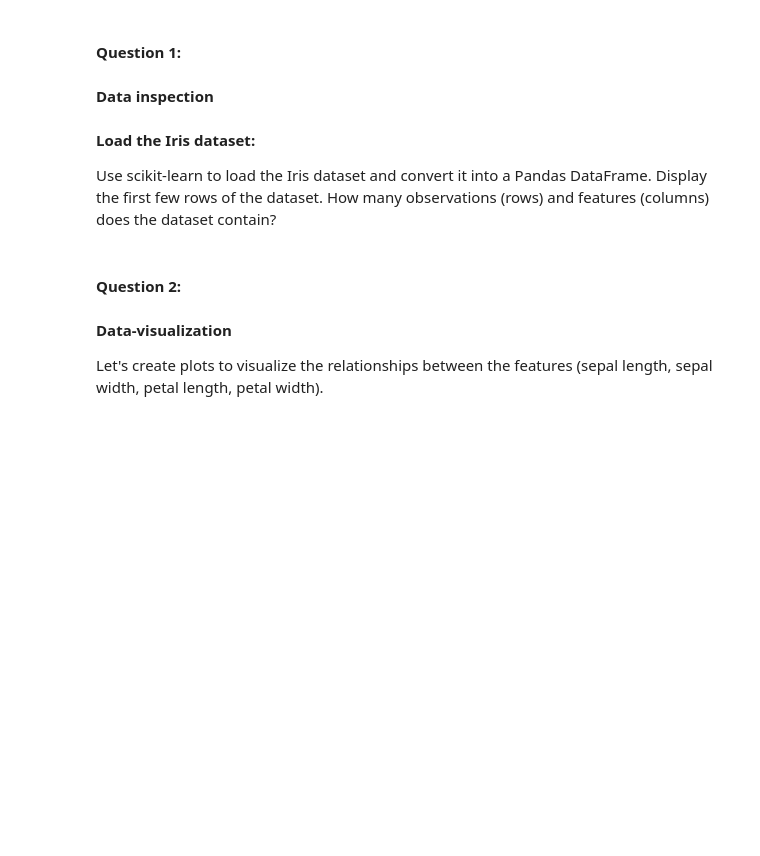
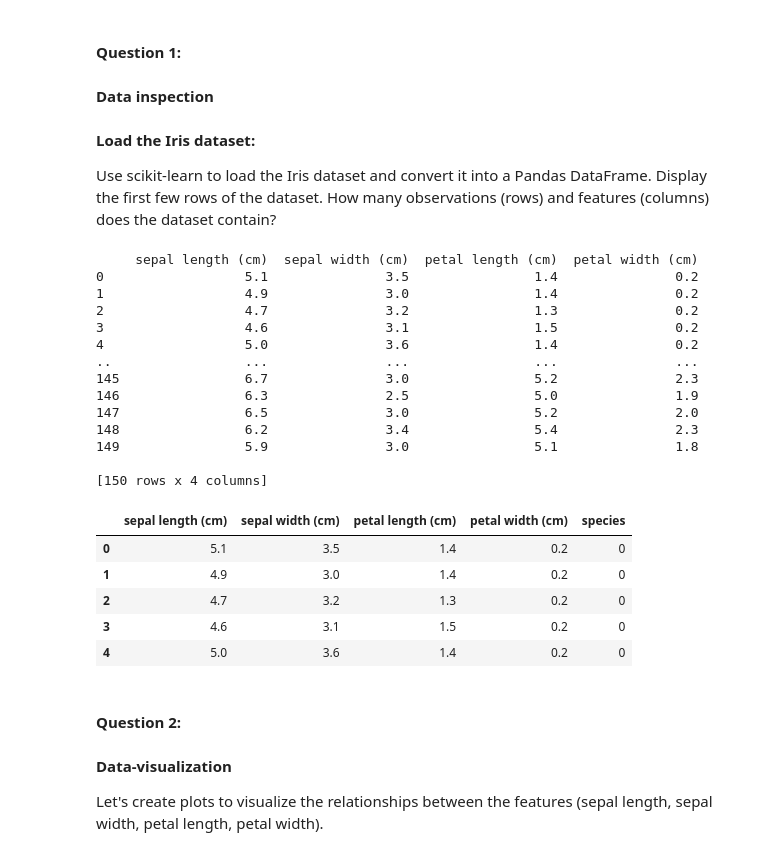
Before and after one commit to UofT-DSI/applying_statistical_concepts, a Jupyter notebook: 02_activities/assignments/assignment_3.ipynb, the cells around one changed output. Drawn from its saved outputs; the diff is of its cells as text; code cells hidden in the pictures; blank space fills up the shorter version.

```diff
--- a/02_activities/assignments/assignment_3.ipynb
+++ b/02_activities/assignments/assignment_3.ipynb
@@ -34,15 +34,40 @@ Display the first few rows of the dataset. How many observations (rows) and feat
 # %%
 from sklearn.datasets import load_iris
 # Load the Iris dataset
 iris_data = load_iris()
 
 # Convert to DataFrame
 iris_df = pd.DataFrame(iris_data.data, columns=iris_data.feature_names)
 
 # Display the DataFrame
 print(iris_df)
 
 # Your code here...
+
+iris_df['species'] = iris_data.target
+
+iris_df.head()
+# %% [output]
+     sepal length (cm)  sepal width (cm)  petal length (cm)  petal width (cm)
+0                  5.1               3.5                1.4               0.2
+1                  4.9               3.0                1.4               0.2
+2                  4.7               3.2                1.3               0.2
+3                  4.6               3.1                1.5               0.2
+4                  5.0               3.6                1.4               0.2
+..                 ...               ...                ...               ...
+145                6.7               3.0                5.2               2.3
+146                6.3               2.5                5.0               1.9
+147                6.5               3.0                5.2               2.0
+148                6.2               3.4                5.4               2.3
+149                5.9               3.0                5.1               1.8
+
+[150 rows x 4 columns]
+|  | sepal length (cm) | sepal width (cm) | petal length (cm) | petal width (cm) | species |
+| 0 | 5.1 | 3.5 | 1.4 | 0.2 | 0 |
+| 1 | 4.9 | 3.0 | 1.4 | 0.2 | 0 |
+| 2 | 4.7 | 3.2 | 1.3 | 0.2 | 0 |
+| 3 | 4.6 | 3.1 | 1.5 | 0.2 | 0 |
+| 4 | 5.0 | 3.6 | 1.4 | 0.2 | 0 |
 # %% [markdown]
 #### **Question 2:**
 #### Data-visualization
```
Also changed, not shown: parts of 10 cells of this notebook, 1 other file.
